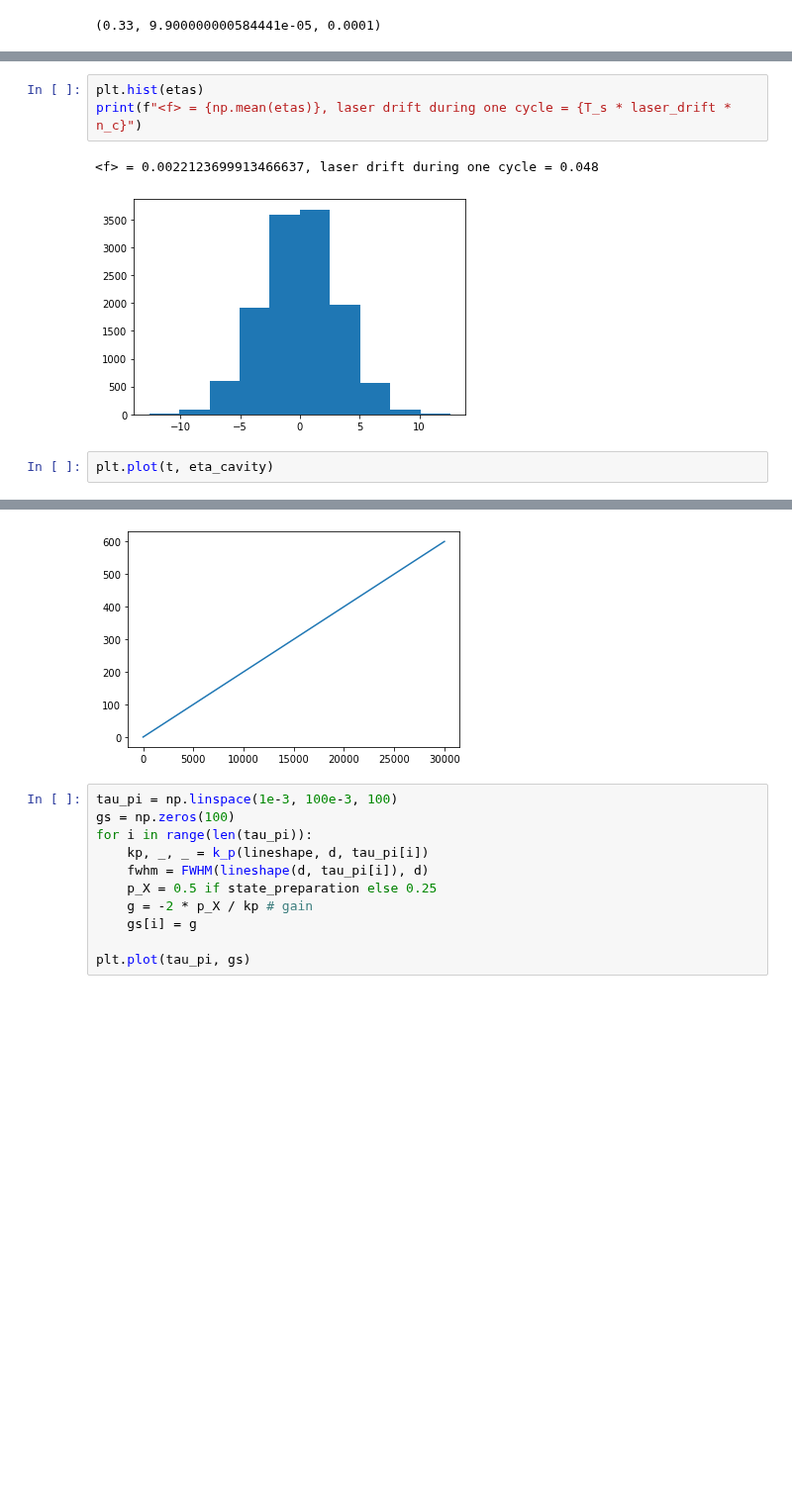
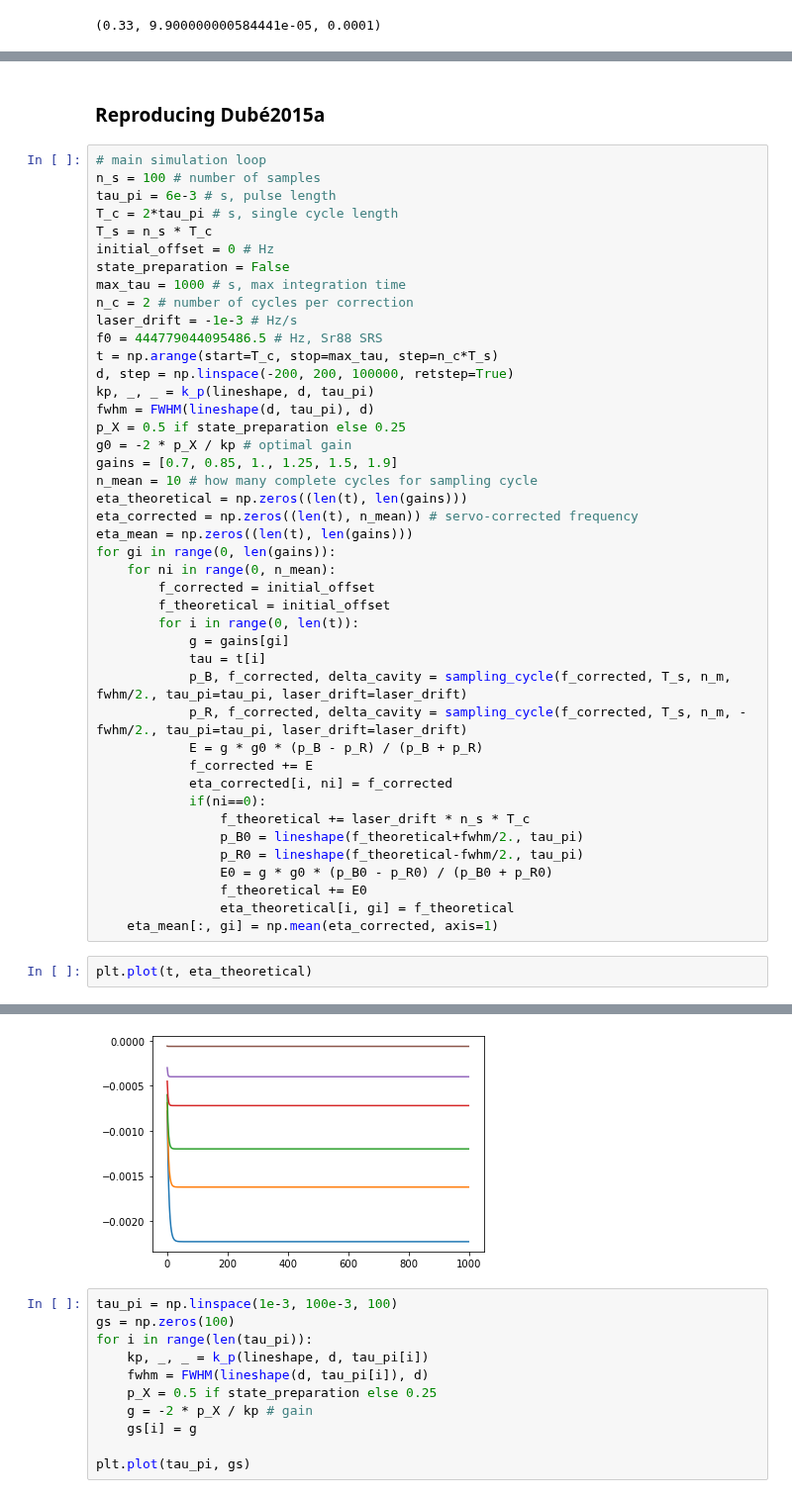
Before and after one commit to speug/srservosim, a Jupyter notebook: notebooks/servosimtests.ipynb, the cells around one changed output, grey strips where cells are left out. Shown at 99% size. Cells and saved outputs as stored; diff of their text form; blank space fills up the shorter version.

Commit message:
still some trouble with the wrong gain setting, have to keep looking into it

```diff
--- a/notebooks/servosimtests.ipynb
+++ b/notebooks/servosimtests.ipynb
@@ -205,9 +211,48 @@ ax[1].legend()
-# %%
-plt.hist(etas)
-print(f"<f> = {np.mean(etas)}, laser drift during one cycle = {T_s * laser_drift * n_c}")
-# %% [output]
-<f> = 0.0022123699913466637, laser drift during one cycle = 0.048
-[figure, removed]
+# %% [markdown]
+### Reproducing Dubé2015a
+# %%
+# main simulation loop
+n_s = 100 # number of samples
+tau_pi = 6e-3 # s, pulse length
+T_c = 2*tau_pi # s, single cycle length
+T_s = n_s * T_c
+initial_offset = 0 # Hz
+state_preparation = False
+max_tau = 1000 # s, max integration time
+n_c = 2 # number of cycles per correction
+laser_drift = -1e-3 # Hz/s
+f0 = 444779044095486.5 # Hz, Sr88 SRS
+t = np.arange(start=T_c, stop=max_tau, step=n_c*T_s)
+d, step = np.linspace(-200, 200, 100000, retstep=True)
+kp, _, _ = k_p(lineshape, d, tau_pi)
+fwhm = FWHM(lineshape(d, tau_pi), d)
+p_X = 0.5 if state_preparation else 0.25
+g0 = -2 * p_X / kp # optimal gain
+gains = [0.7, 0.85, 1., 1.25, 1.5, 1.9]
+n_mean = 10 # how many complete cycles for sampling cycle
+eta_theoretical = np.zeros((len(t), len(gains)))
+eta_corrected = np.zeros((len(t), n_mean)) # servo-corrected frequency
+eta_mean = np.zeros((len(t), len(gains)))
+for gi in range(0, len(gains)):
+    for ni in range(0, n_mean):
+        f_corrected = initial_offset
+        f_theoretical = initial_offset
+        for i in range(0, len(t)):
+            g = gains[gi]
+            tau = t[i]
+            p_B, f_corrected, delta_cavity = sampling_cycle(f_corrected, T_s, n_m, fwhm/2., tau_pi=tau_pi, laser_drift=laser_drift)
+            p_R, f_corrected, delta_cavity = sampling_cycle(f_corrected, T_s, n_m, -fwhm/2., tau_pi=tau_pi, laser_drift=laser_drift)
+            E = g * g0 * (p_B - p_R) / (p_B + p_R)
+            f_corrected += E
+            eta_corrected[i, ni] = f_corrected
+            if(ni==0):
+                f_theoretical += laser_drift * n_s * T_c
+                p_B0 = lineshape(f_theoretical+fwhm/2., tau_pi)
+                p_R0 = lineshape(f_theoretical-fwhm/2., tau_pi)
+                E0 = g * g0 * (p_B0 - p_R0) / (p_B0 + p_R0)
+                f_theoretical += E0
+                eta_theoretical[i, gi] = f_theoretical
+    eta_mean[:, gi] = np.mean(eta_corrected, axis=1)
 # %%
-plt.plot(t, eta_cavity)
+plt.plot(t, eta_theoretical)
 # %% [output]
@@ -215,4 +265,4 @@ plt.plot(t, eta_cavity)
-[figure, old version]
+[figure, new version]
 # %%
 tau_pi = np.linspace(1e-3, 100e-3, 100)
 gs = np.zeros(100)
```
Also changed, not shown: parts of 3 cells of this notebook.
